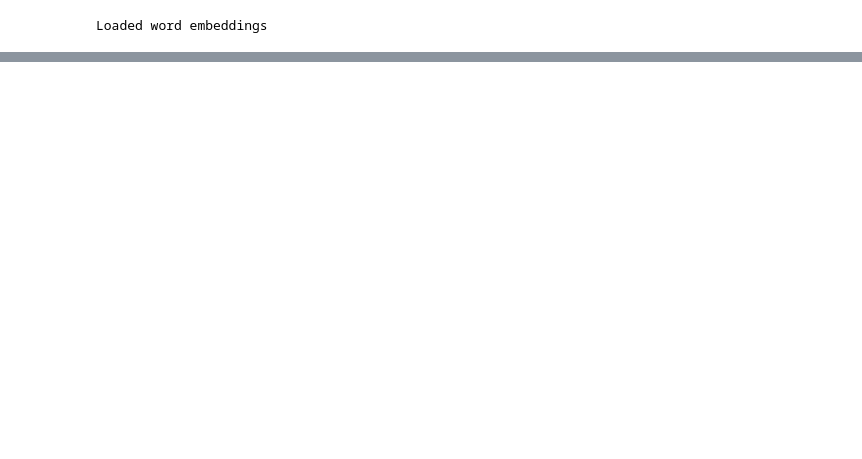
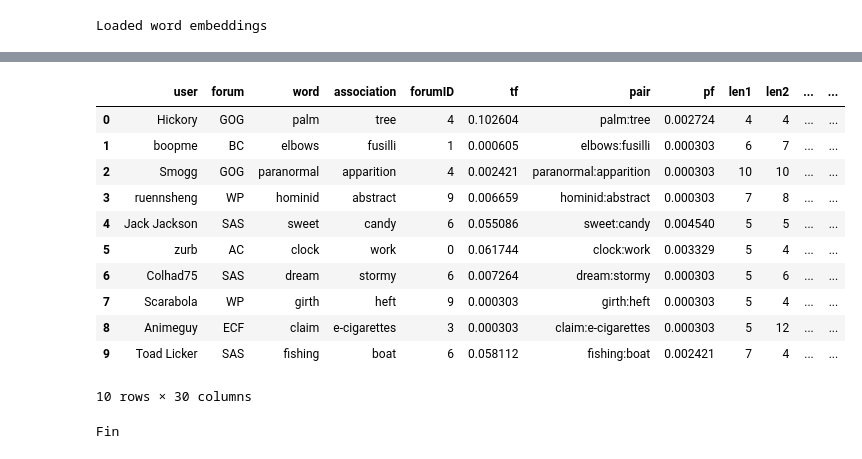
Before and after one commit to louweal/wordgame, a Jupyter notebook: notebooks/Feature Extraction.ipynb, the cells around one changed output, grey strips where cells are left out. Drawn from its saved outputs; the diff is of its cells as text; code cells hidden in the pictures; blank space fills up the shorter version.

```diff
--- a/notebooks/Feature Extraction.ipynb
+++ b/notebooks/Feature Extraction.ipynb
@@ -128,0 +196,8 @@ print(set(antonyms))
+# %%
+def isSynonym(r):
+    synonyms = wordnet.synsets(r.word)
+    lemmas = set(chain.from_iterable([w.lemma_names() for w in synonyms]))
+    return (r.association in lemmas)
+
+df['synonym'] = df.apply(isSynonym, axis=1)
+print("Mean: " + str(df.synonym.mean()))
@@ -128,0 +215,11 @@ print(set(antonyms))
+# %%
+def isAntonym(r):
+    h = []
+    for syn in wordnet.synsets(r.word):
+        for l in syn.lemmas():
+            if l.antonyms():
+                h.append(l.antonyms()[0].name().split('.')[0]) # how !?!
+    return (r.association in h)
+
+df['antonym'] = df.apply(isAntonym, axis=1)
+print(df.antonym.mean())
@@ -128,0 +241,11 @@ print(set(antonyms))
+# %%
+def isHypernym(r):
+    h = []
+    for syn in wordnet.synsets(r.word):
+        if syn.hypernyms():
+#            print(syn.hypernyms()[0].name().split('.')[0])
+            h.append(syn.hypernyms()[0].name().split('.')[0]) # how !?!
+    return (r.association in h)
+
+df['hypernym'] = df.apply(isHypernym, axis=1)
+print(df.hypernym.mean())
@@ -128,0 +254,10 @@ print(set(antonyms))
+# %%
+def isHyponym(r):
+    h = []
+    for syn in wordnet.synsets(r.word):
+        if syn.hyponyms():
+            h.append(syn.hyponyms()[0].name().split('.')[0]) # how !?!
+    return (r.association in h)
+
+df['hyponym'] = df.apply(isHyponym, axis=1)
+print(df.hyponym.mean())
@@ -129,4 +285,22 @@ print(set(antonyms))
+# %%
+df.head(10)
+# %% [output]
+|  | user | forum | word | association | forumID | tf | pair | pf | len1 | len2 | ... | ... |
+| 0 | Hickory | GOG | palm | tree | 4 | 0.102604 | palm:tree | 0.002724 | 4 | 4 | ... | ... |
+| 1 | boopme | BC | elbows | fusilli | 1 | 0.000605 | elbows:fusilli | 0.000303 | 6 | 7 | ... | ... |
+| 2 | Smogg | GOG | paranormal | apparition | 4 | 0.002421 | paranormal:apparition | 0.000303 | 10 | 10 | ... | ... |
+| 3 | ruennsheng | WP | hominid | abstract | 9 | 0.006659 | hominid:abstract | 0.000303 | 7 | 8 | ... | ... |
+| 4 | Jack Jackson | SAS | sweet | candy | 6 | 0.055086 | sweet:candy | 0.004540 | 5 | 5 | ... | ... |
+| 5 | zurb | AC | clock | work | 0 | 0.061744 | clock:work | 0.003329 | 5 | 4 | ... | ... |
+| 6 | Colhad75 | SAS | dream | stormy | 6 | 0.007264 | dream:stormy | 0.000303 | 5 | 6 | ... | ... |
+| 7 | Scarabola | WP | girth | heft | 9 | 0.000303 | girth:heft | 0.000303 | 5 | 4 | ... | ... |
+| 8 | Animeguy | ECF | claim | e-cigarettes | 3 | 0.000303 | claim:e-cigarettes | 0.000303 | 5 | 12 | ... | ... |
+| 9 | Toad Licker | SAS | fishing | boat | 6 | 0.058112 | fishing:boat | 0.002421 | 7 | 4 | ... | ... |
+10 rows × 30 columns
 # %%
-#df = df.drop('wv1', 1)
-#df = df.drop('wv2', 1)
-df.to_csv("../data/processed/wordgame_20170807_ft.csv", sep=',', index=False)
+df = df.drop('wv1',1)
+df = df.drop('wv2',1)
+df.to_csv("../data/processed/wordgame_20170831_ft.csv", sep=',', index=False)
+print('Fin')
+# %% [output]
+Fin
```
Also changed, not shown: parts of 29 cells of this notebook, 3 other files.
